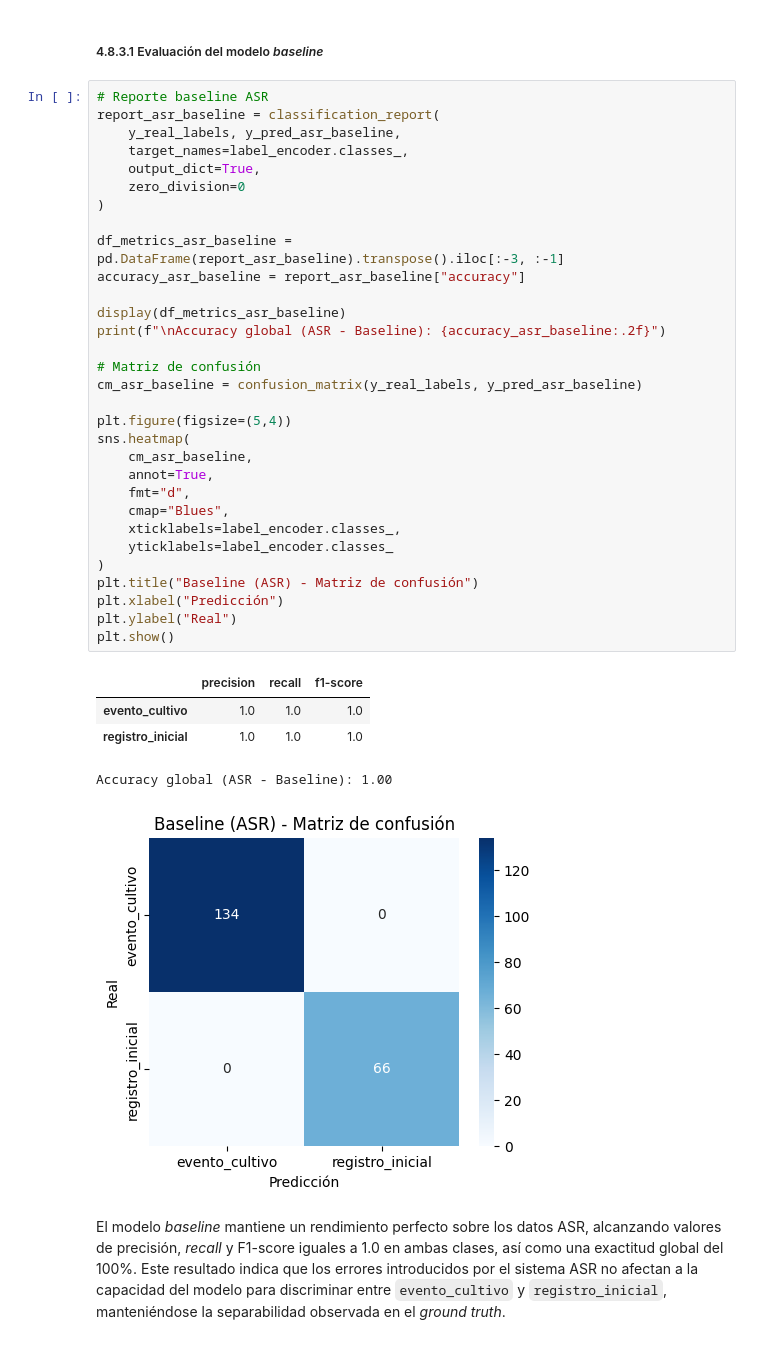
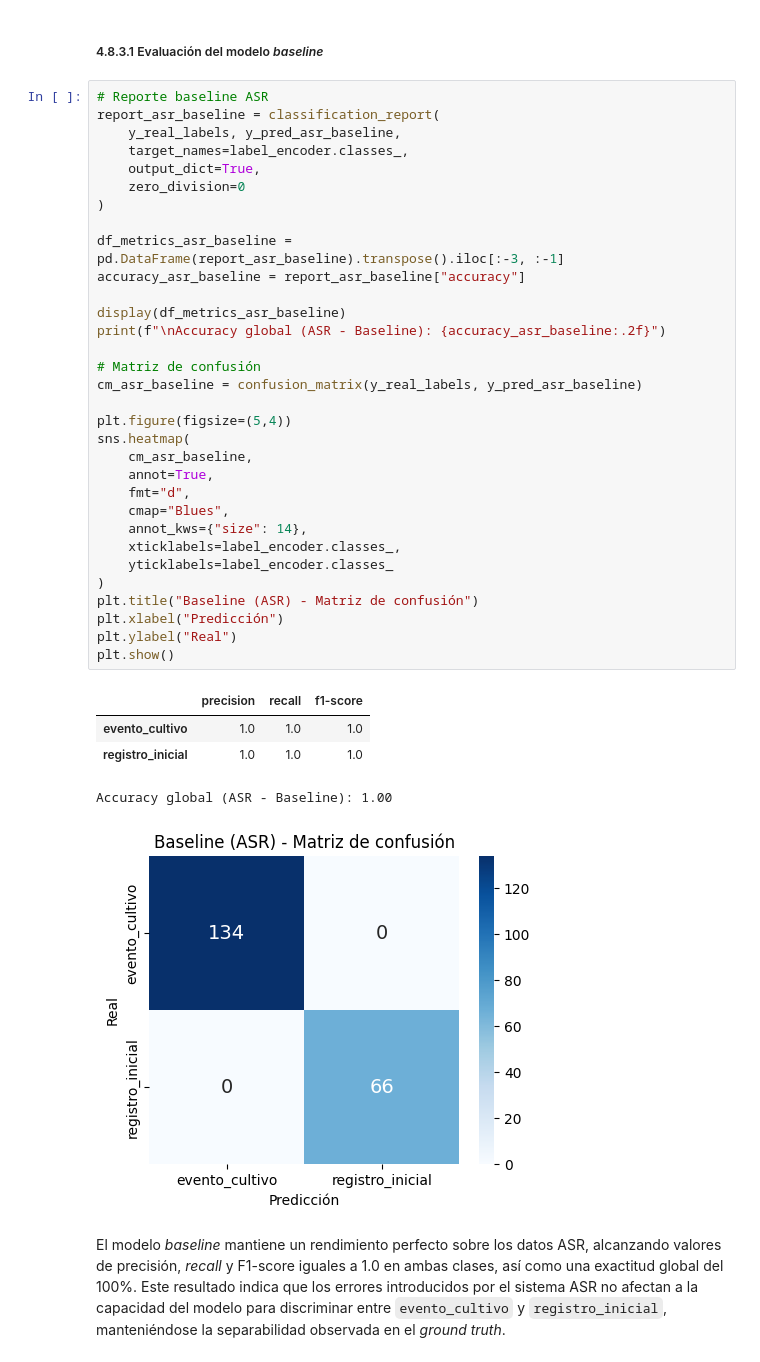
Before and after one commit to JMPinillos/agri-voice-ai, a Jupyter notebook: notebooks/03_nlp_modeling/nlp_modeling.ipynb, the cells around one changed output. Saved outputs shown, nothing was run; the diff lists cells and outputs as text.

```diff
--- a/notebooks/03_nlp_modeling/nlp_modeling.ipynb
+++ b/notebooks/03_nlp_modeling/nlp_modeling.ipynb
@@ -854,34 +903,35 @@ report_asr_baseline = classification_report(
     zero_division=0
 )
 
 df_metrics_asr_baseline = pd.DataFrame(report_asr_baseline).transpose().iloc[:-3, :-1]
 accuracy_asr_baseline = report_asr_baseline["accuracy"]
 
 display(df_metrics_asr_baseline)
 print(f"\nAccuracy global (ASR - Baseline): {accuracy_asr_baseline:.2f}")
 
 # Matriz de confusión
 cm_asr_baseline = confusion_matrix(y_real_labels, y_pred_asr_baseline)
 
 plt.figure(figsize=(5,4))
 sns.heatmap(
     cm_asr_baseline,
     annot=True,
     fmt="d",
     cmap="Blues",
+    annot_kws={"size": 14},
     xticklabels=label_encoder.classes_,
     yticklabels=label_encoder.classes_
 )
 plt.title("Baseline (ASR) - Matriz de confusión")
 plt.xlabel("Predicción")
 plt.ylabel("Real")
 plt.show()
 # %% [output]
 |  | precision | recall | f1-score |
 | evento_cultivo | 1.0 | 1.0 | 1.0 |
 | registro_inicial | 1.0 | 1.0 | 1.0 |
 Accuracy global (ASR - Baseline): 1.00
-[figure, old version]
+[figure, new version]
 # %% [markdown]
 El modelo *baseline* mantiene un rendimiento perfecto sobre los datos ASR, alcanzando valores de precisión, *recall* y F1-score iguales a 1.0 en ambas clases, así como una exactitud global del 100%. Este resultado indica que los errores introducidos por el sistema ASR no afectan a la capacidad del modelo para discriminar entre `evento_cultivo` y `registro_inicial`, manteniéndose la separabilidad observada en el *ground truth*.
 # %% [markdown]
```
Also changed, not shown: parts of 41 cells of this notebook, 1 other file.
